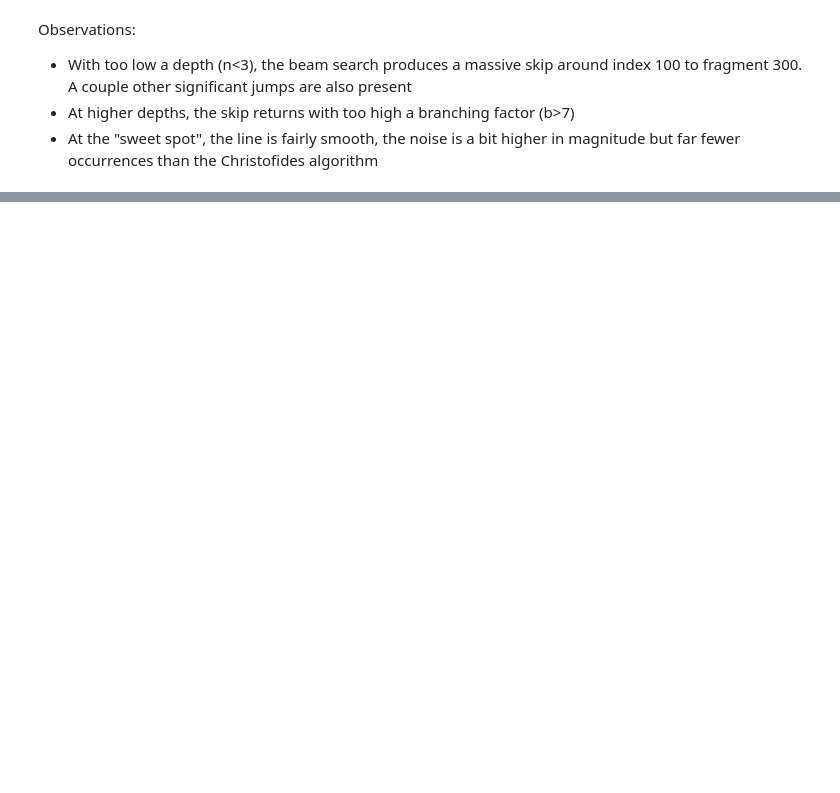
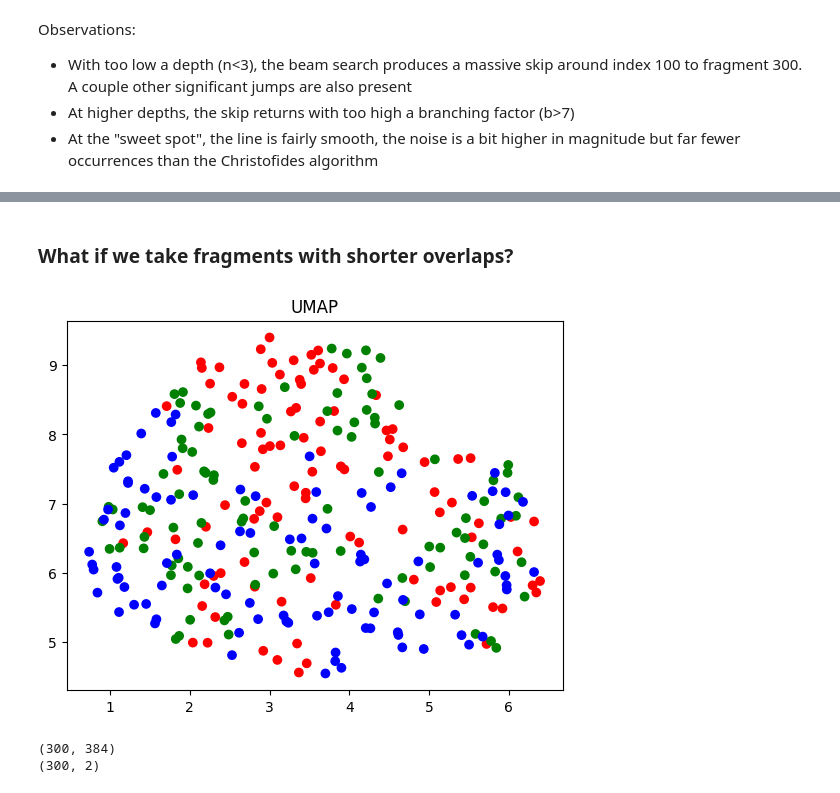
Before and after one commit to KennethEnevoldsen/dna2vec, a Jupyter notebook: evaluate/assembly.ipynb, the cells around one changed output, grey strips where cells are left out. Saved outputs shown, nothing was run; the diff lists cells and outputs as text; code cells hidden in the pictures; blank space fills up the shorter version.

```diff
--- a/evaluate/assembly.ipynb
+++ b/evaluate/assembly.ipynb
@@ -410,0 +603,2 @@ Observations:
+# %% [markdown]
+### What if we take fragments with shorter overlaps?
@@ -410,0 +639,24 @@ Observations:
+# %%
+representations = []
+labels = []
+for splice in tqdm(splices):
+    representations.append(eval_model.encode([splice[0]]))
+    labels.append(splice[1])
+# %%
+import numpy as np
+representations_np = np.array(representations)
+# %%
+cutset = np.vstack(
+    (representations_np[:100],
+     representations_np[100:200],
+     representations_np[200:300]))
+# %%
+import umap
+model = umap.UMAP(n_components=2, n_neighbors=10)
+vectors = model.fit_transform(cutset)
+# %%
+import matplotlib.pyplot as plt
+plt.scatter(vectors[:,0], vectors[:,1], color=["red"]*100 + ["green"]*100 + ["blue"]*100)#, labels=labels)
+plt.title('UMAP');
+# %% [output]
+[figure, added]
@@ -410,0 +668,9 @@ Observations:
+# %%
+import umap
+model_2 = umap.UMAP(n_components=2, n_neighbors=10)
+vectors = model_2.fit_transform(cutset)
+print(cutset.shape)
+print(vectors.shape)
+# %% [output]
+(300, 384)
+(300, 2)
```
Also changed, not shown: parts of 39 cells of this notebook, 24 other files.
